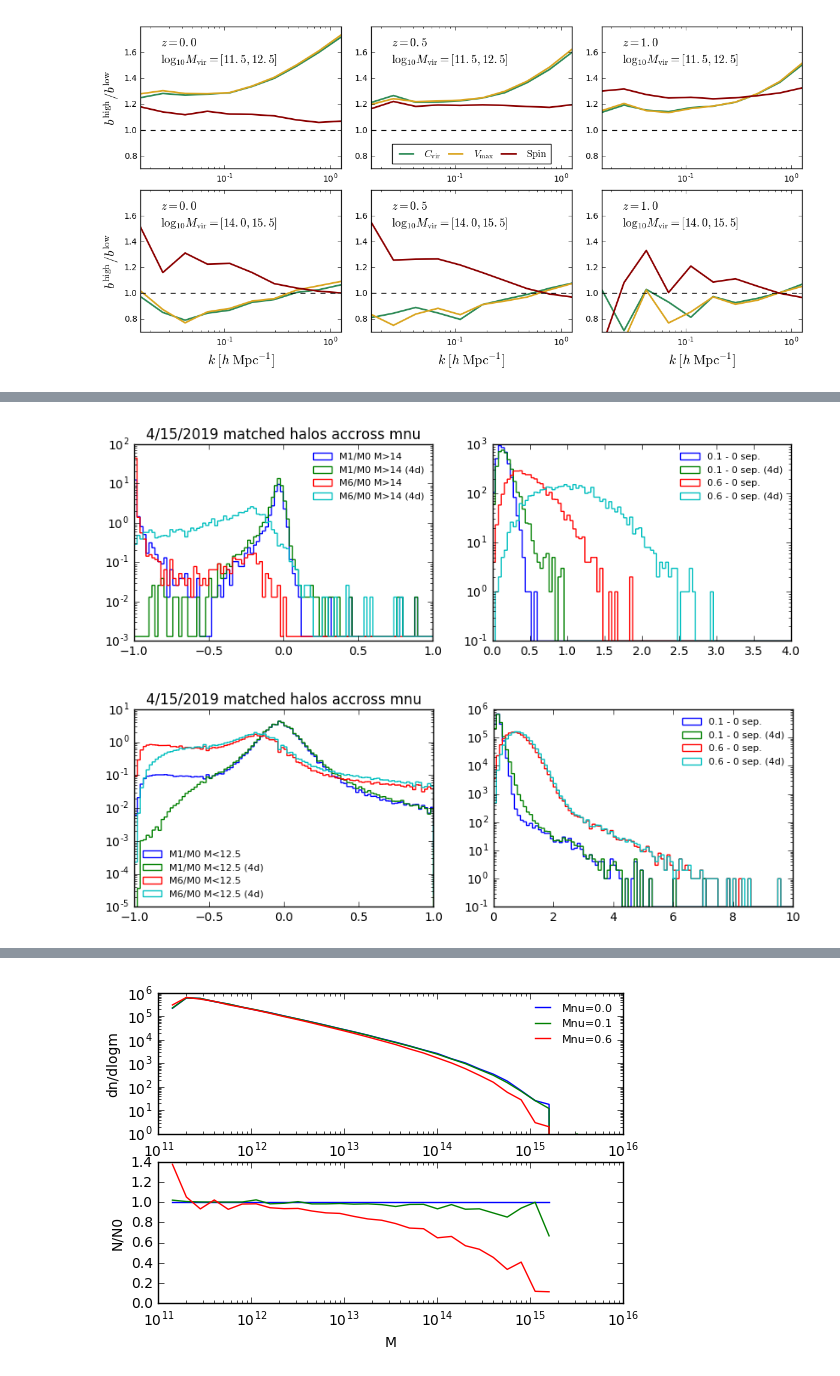
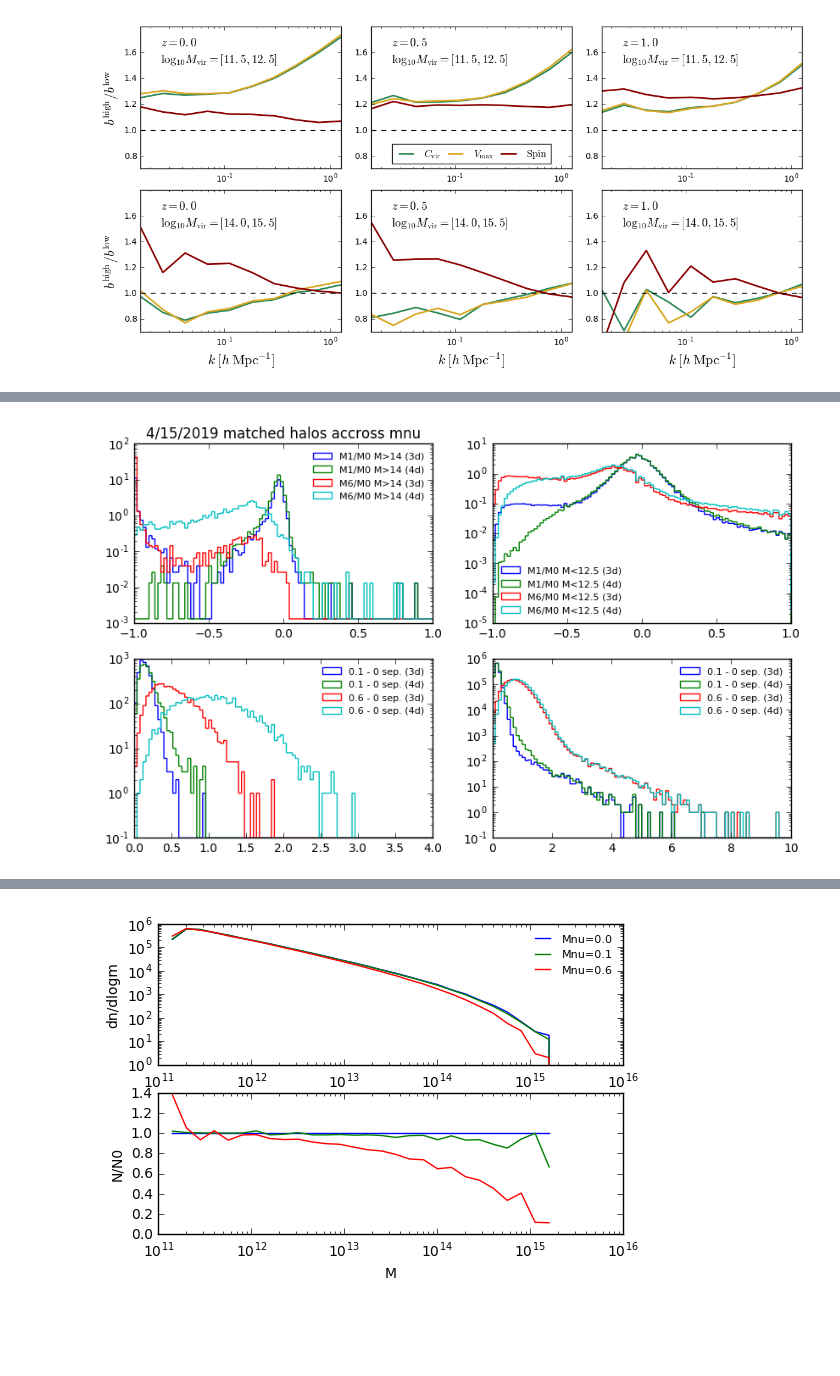
Before and after one commit to liuxx479/NUassemblybias, a Jupyter notebook: AB.ipynb, the cells around one changed output, grey strips where cells are left out. Drawn from its saved outputs; the diff is of its cells as text; code cells hidden in the pictures; blank space fills up the shorter version.

```diff
--- a/AB.ipynb
+++ b/AB.ipynb
@@ -410,11 +410,17 @@ subplots_adjust(left=0.06, bottom=0.1, right=0.98, top=0.95, wspace=0.15, hspace
 [figure]
 # %%
 ################ match halos accross neutrino mass
-ID0, Mvir0, Vmax0, Rvir0, Rs0, x0, y0, z0, Spin0, PID0 = load('cat/mnv_0.0_66_parents.npy').T
-ID0b, Mvir0b, Vmax0b, Rvir0b, Rs0b, x0b, y0b, z0b, Spin0b, PID0b = load('cat/mnv_0.0_56_parents.npy').T
-ID0c, Mvir0c, Vmax0c, Rvir0c, Rs0c, x0c, y0c, z0c, Spin0c, PID0c = load('cat/mnv_0.0_47_parents.npy').T
-ID1, Mvir1, Vmax1, Rvir1, Rs1, x1, y1, z1, Spin1, PID1 = load('cat/mnv_0.1_66_parents.npy').T
-ID6, Mvir6, Vmax6, Rvir6, Rs6, x6, y6, z6, Spin6, PID6 = load('cat/mnv_0.6_66_parents.npy').T
+PID0= load('cat/mnv_0.0_66_parents.npy').T[-1]
+PID0b= load('cat/mnv_0.0_56_parents.npy').T[-1]
+PID0c= load('cat/mnv_0.0_47_parents.npy').T[-1]
+PID1= load('cat/mnv_0.1_66_parents.npy').T[-1]
+PID6= load('cat/mnv_0.6_66_parents.npy').T[-1]
+
+ID0, Mvir0, Vmax0, Rvir0, Rs0, x0, y0, z0, Spin0, PID0 = load('cat/mnv_0.0_66_parents.npy')[PID0==-1].T
+ID0b, Mvir0b, Vmax0b, Rvir0b, Rs0b, x0b, y0b, z0b, Spin0b, PID0b = load('cat/mnv_0.0_56_parents.npy')[PID0b==-1].T
+ID0c, Mvir0c, Vmax0c, Rvir0c, Rs0c, x0c, y0c, z0c, Spin0c, PID0c = load('cat/mnv_0.0_47_parents.npy')[PID0c==-1].T
+ID1, Mvir1, Vmax1, Rvir1, Rs1, x1, y1, z1, Spin1, PID1 = load('cat/mnv_0.1_66_parents.npy')[PID1==-1].T
+ID6, Mvir6, Vmax6, Rvir6, Rs6, x6, y6, z6, Spin6, PID6 = load('cat/mnv_0.6_66_parents.npy')[PID6==-1].T
 
 Cvir0=Rvir0/Rs0
 Cvir6=Rvir6/Rs6
@@ -484,52 +500,51 @@ d06,idx_06 = load('sep3D_idx_mnu0.0_mnu0.6.npy')
 d01,idx_01 = load('sep3D_idx_mnu0.0_mnu0.1.npy')
 dm06,idx_m06 = load('sep4D_idx_mnu0.0_mnu0.6.npy')
 dm01,idx_m01 = load('sep4D_idx_mnu0.0_mnu0.1.npy')
+
+idx_0b, idx_0c, idx_m0b, idx_m0c, idx_01, idx_06, idx_m01, idx_m06 = [iidx.astype(int) for iidx in
+            [idx_0b, idx_0c, idx_m0b, idx_m0c, idx_01, idx_06, idx_m01, idx_m06]]
 # %%
 Mvir0cut=Mvir0[idxcut]
-f, (ax1, ax2) = subplots(1,2, figsize=(10,3))
+
+f, ((ax1, ax3), (ax2, ax4)) = subplots(2,2, figsize=(10,6))
+
 ax1.hist( (Mvir1[idx_01]/Mvir0cut)[Mvir0cut>1e14]-1, histtype='step',log=1,
-        bins=linspace(-1,1,101),normed=1, label='M1/M0 M>14')
+        bins=linspace(-1,1,101),normed=1, label='M1/M0 M>14 (3d)')
 ax1.hist( (Mvir1[idx_m01]/Mvir0cut)[Mvir0cut>1e14]-1, histtype='step',log=1,
         bins=linspace(-1,1,101),normed=1, label='M1/M0 M>14 (4d)')
 
 ax1.hist( (Mvir6[idx_06]/Mvir0cut)[Mvir0cut>1e14]-1, histtype='step',log=1,
-        bins=linspace(-1,1,101),normed=1, label='M6/M0 M>14')
+        bins=linspace(-1,1,101),normed=1, label='M6/M0 M>14 (3d)')
 ax1.hist( (Mvir6[idx_m06]/Mvir0cut)[Mvir0cut>1e14]-1, histtype='step',log=1,
         bins=linspace(-1,1,101),normed=1, label='M6/M0 M>14 (4d)')
 
-ax2.hist(d01[Mvir0cut>1e14], histtype='step',log=1,label='0.1 - 0 sep.',bins=linspace(0,4,101))
+ax2.hist(d01[Mvir0cut>1e14], histtype='step',log=1,label='0.1 - 0 sep. (3d)',bins=linspace(0,4,101))
 ax2.hist(dm01[Mvir0cut>1e14], histtype='step',log=1,label='0.1 - 0 sep. (4d)',bins=linspace(0,4,101))
-ax2.hist(d06[Mvir0cut>1e14], histtype='step',log=1,label='0.6 - 0 sep.',bins=linspace(0,4,101))
+ax2.hist(d06[Mvir0cut>1e14], histtype='step',log=1,label='0.6 - 0 sep. (3d)',bins=linspace(0,4,101))
 ax2.hist(dm06[Mvir0cut>1e14], histtype='step',log=1,label='0.6 - 0 sep. (4d)',bins=linspace(0,4,101))
+
+ax3.hist( (Mvir1[idx_01]/Mvir0cut)[Mvir0cut<10**12.5]-1, histtype='step',log=1,
+        bins=linspace(-1,1,101),normed=1, label='M1/M0 M<12.5 (3d)')
+ax3.hist( (Mvir1[idx_m01]/Mvir0cut)[Mvir0cut<10**12.5]-1, histtype='step',log=1,
+        bins=linspace(-1,1,101),normed=1, label='M1/M0 M<12.5 (4d)')
+
+ax3.hist( (Mvir6[idx_06]/Mvir0cut)[Mvir0cut<10**12.5]-1, histtype='step',log=1,
+        bins=linspace(-1,1,101),normed=1, label='M6/M0 M<12.5 (3d)')
+ax3.hist( (Mvir6[idx_m06]/Mvir0cut)[Mvir0cut<10**12.5]-1, histtype='step',log=1,
+        bins=linspace(-1,1,101),normed=1, label='M6/M0 M<12.5 (4d)')
+
+ax4.hist(d01[Mvir0cut<10**12.5], histtype='step',log=1,label='0.1 - 0 sep. (3d)',bins=linspace(0,10,101))
+ax4.hist(dm01[Mvir0cut<10**12.5], histtype='step',log=1,label='0.1 - 0 sep. (4d)',bins=linspace(0,10,101))
+ax4.hist(d06[Mvir0cut<10**12.5], histtype='step',log=1,label='0.6 - 0 sep. (3d)',bins=linspace(0,10,101))
+ax4.hist(dm06[Mvir0cut<10**12.5], histtype='step',log=1,label='0.6 - 0 sep. (4d)',bins=linspace(0,10,101))
 
 ax1.legend(loc=0, fontsize=8, frameon=0)
 ax2.legend(loc=0, fontsize=8, frameon=0)
+ax3.legend(loc=0, fontsize=8, frameon=0)
+ax4.legend(loc=0, fontsize=8, frameon=0)
+
 ax1.set_title('4/15/2019 matched halos accross mnu')
 show()
 # %% [output]
-[figure, old version]
+[figure, new version]
-# %%
-Mvir0cut=Mvir0[idxcut]
-f, (ax1, ax2) = subplots(1,2, figsize=(10,3))
-ax1.hist( (Mvir1[idx_01]/Mvir0cut)[Mvir0cut<10**12.5]-1, histtype='step',log=1,
-        bins=linspace(-1,1,101),normed=1, label='M1/M0 M<12.5')
-ax1.hist( (Mvir1[idx_m01]/Mvir0cut)[Mvir0cut<10**12.5]-1, histtype='step',log=1,
-        bins=linspace(-1,1,101),normed=1, label='M1/M0 M<12.5 (4d)')
-
-ax1.hist( (Mvir6[idx_06]/Mvir0cut)[Mvir0cut<10**12.5]-1, histtype='step',log=1,
-        bins=linspace(-1,1,101),normed=1, label='M6/M0 M<12.5')
-ax1.hist( (Mvir6[idx_m06]/Mvir0cut)[Mvir0cut<10**12.5]-1, histtype='step',log=1,
-        bins=linspace(-1,1,101),normed=1, label='M6/M0 M<12.5 (4d)')
-
-ax2.hist(d01[Mvir0cut<10**12.5], histtype='step',log=1,label='0.1 - 0 sep.',bins=linspace(0,10,101))
-ax2.hist(dm01[Mvir0cut<10**12.5], histtype='step',log=1,label='0.1 - 0 sep. (4d)',bins=linspace(0,10,101))
-ax2.hist(d06[Mvir0cut<10**12.5], histtype='step',log=1,label='0.6 - 0 sep.',bins=linspace(0,10,101))
-ax2.hist(dm06[Mvir0cut<10**12.5], histtype='step',log=1,label='0.6 - 0 sep. (4d)',bins=linspace(0,10,101))
-
-ax1.legend(loc=0, fontsize=8, frameon=0)
-ax2.legend(loc=0, fontsize=8, frameon=0)
-ax1.set_title('4/15/2019 matched halos accross mnu')
-show()
-# %% [output]
-[figure, removed]
 # %%
```
Also changed, not shown: parts of 15 cells of this notebook.
